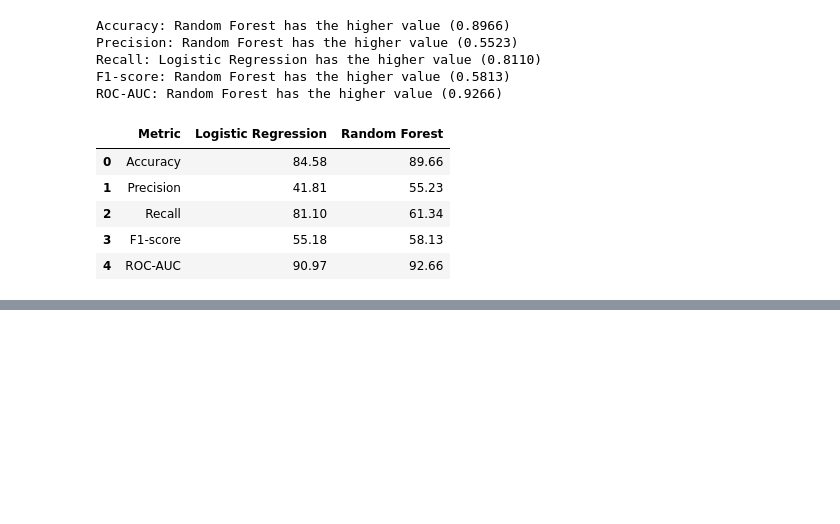
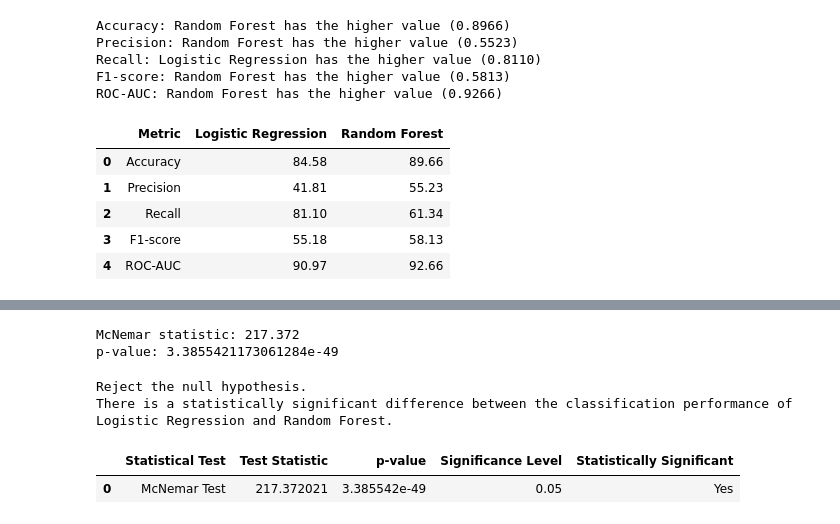
Before and after one commit to Kone-Makhadi-Stadio/Capstone_Project_KM, a Jupyter notebook: modelComparison/model_comparison.ipynb, the cells around one changed output, grey strips where cells are left out. Saved outputs shown, nothing was run; the diff lists cells and outputs as text; code cells hidden in the pictures; blank space fills up the shorter version.

```diff
--- a/modelComparison/model_comparison.ipynb
+++ b/modelComparison/model_comparison.ipynb
@@ -140,0 +251,73 @@ comparison_percent
+# %%
+mcnemar_result = mcnemar(
+    mcnemar_table,
+    exact=False,
+    correction=True
+)
+
+print(
+    "McNemar statistic:",
+    round(
+        mcnemar_result.statistic,
+        4
+    )
+)
+
+print(
+    "p-value:",
+    mcnemar_result.pvalue
+)
+# %% [output]
+McNemar statistic: 217.372
+p-value: 3.3855421173061284e-49
+# %%
+#interpret statistical result
+alpha = 0.05
+
+if mcnemar_result.pvalue < alpha:
+
+    print(
+        "Reject the null hypothesis."
+    )
+
+    print(
+        "There is a statistically significant "
+        "difference between the classification "
+        "performance of Logistic Regression "
+        "and Random Forest."
+    )
+
+else:
+
+    print(
+        "Fail to reject the null hypothesis."
+    )
+# %% [output]
+Reject the null hypothesis.
+There is a statistically significant difference between the classification performance of Logistic Regression and Random Forest.
+# %%
+#save result
+statistical_results = pd.DataFrame({
+    "Statistical Test": [
+        "McNemar Test"
+    ],
+    "Test Statistic": [
+        mcnemar_result.statistic
+    ],
+    "p-value": [
+        mcnemar_result.pvalue
+    ],
+    "Significance Level": [
+        0.05
+    ],
+    "Statistically Significant": [
+        "Yes"
+        if mcnemar_result.pvalue < 0.05
+        else "No"
+    ]
+})
+
+statistical_results
+# %% [output]
+|  | Statistical Test | Test Statistic | p-value | Significance Level | Statistically Significant |
+| 0 | McNemar Test | 217.372021 | 3.385542e-49 | 0.05 | Yes |
```
Also changed, not shown: parts of 6 cells of this notebook, 3 other files.
